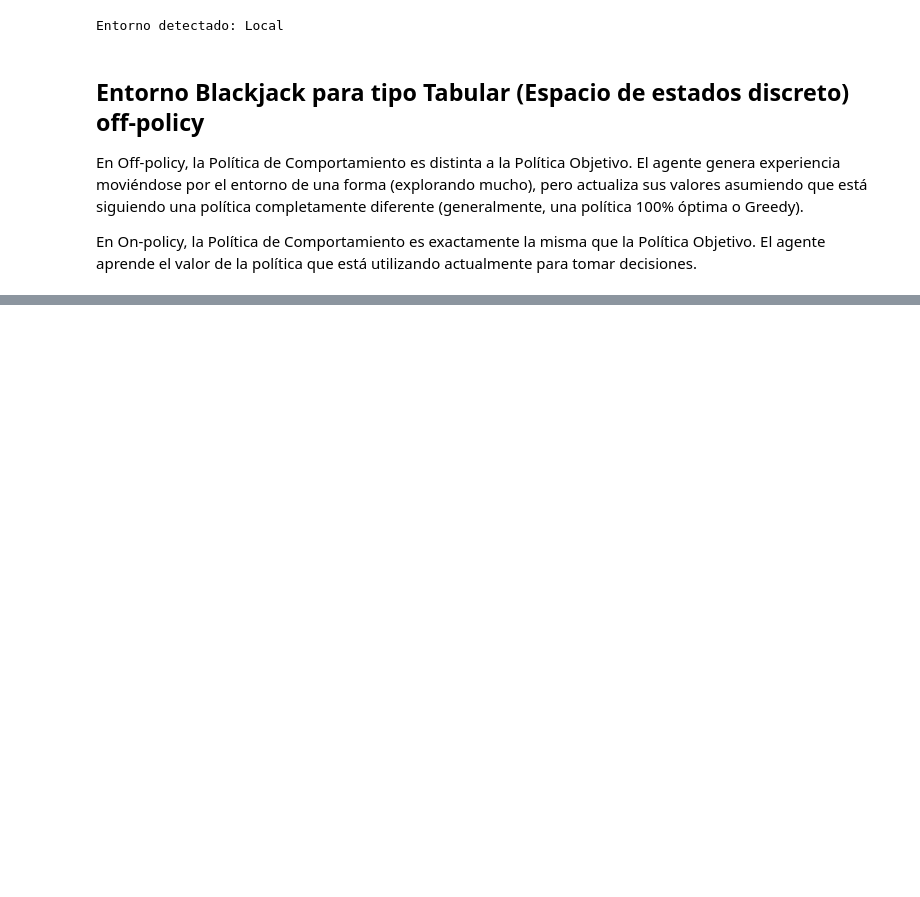
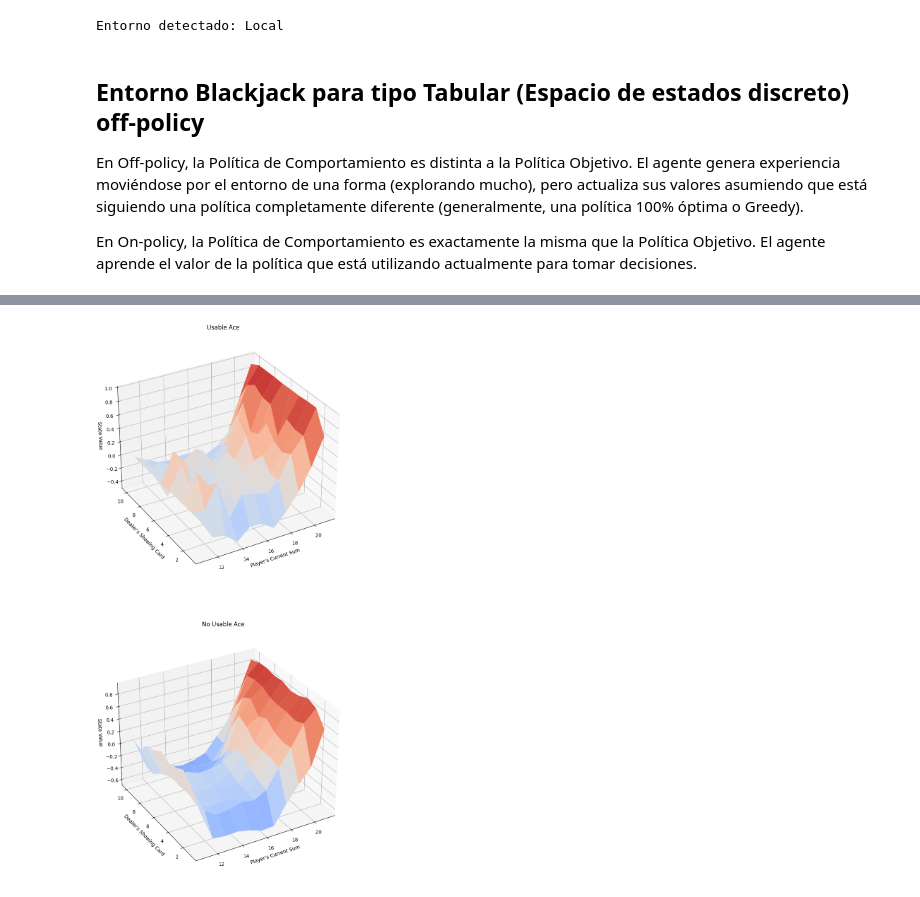
Before and after one commit to kikaymusic/EscuderoRodriguezSanchez, a Jupyter notebook: Entornos_Complejos/notebook_tabular.ipynb, the cells around one changed output, grey strips where cells are left out. Cells and saved outputs as stored; diff of their text form; code cells hidden in the pictures; blank space fills up the shorter version.

```diff
--- a/Entornos_Complejos/notebook_tabular.ipynb
+++ b/Entornos_Complejos/notebook_tabular.ipynb
@@ -74,0 +165,7 @@ state, info = env.reset(seed=SEMILLA)
+# %%
+
+# 3) Value function + policy visualization
+V, policy = q_to_v_and_policy(agent.q_table)
+plot_blackjack_values(V)
+# %% [output]
+[figure, added]
```
Also changed, not shown: parts of 12 cells of this notebook, 7 other files.
